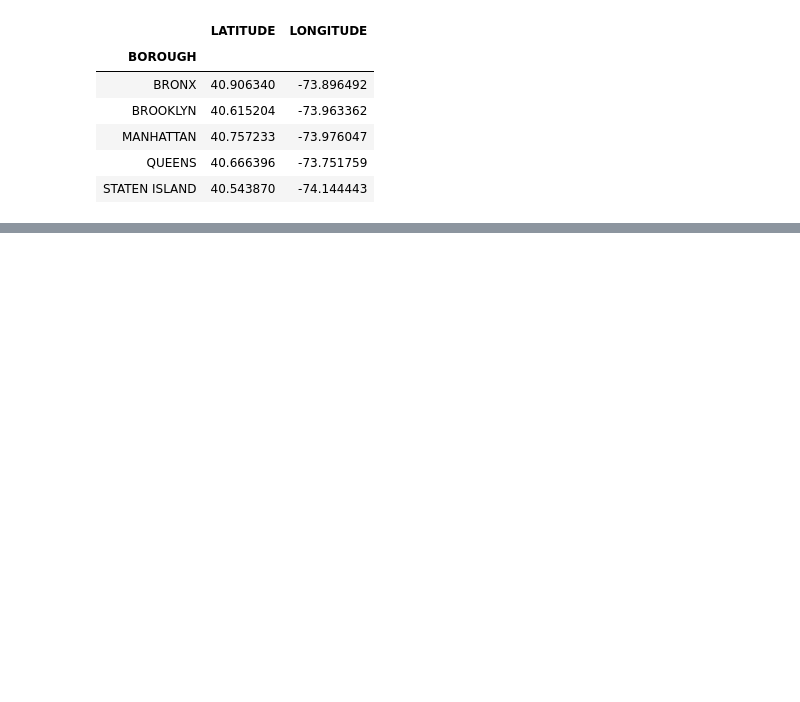
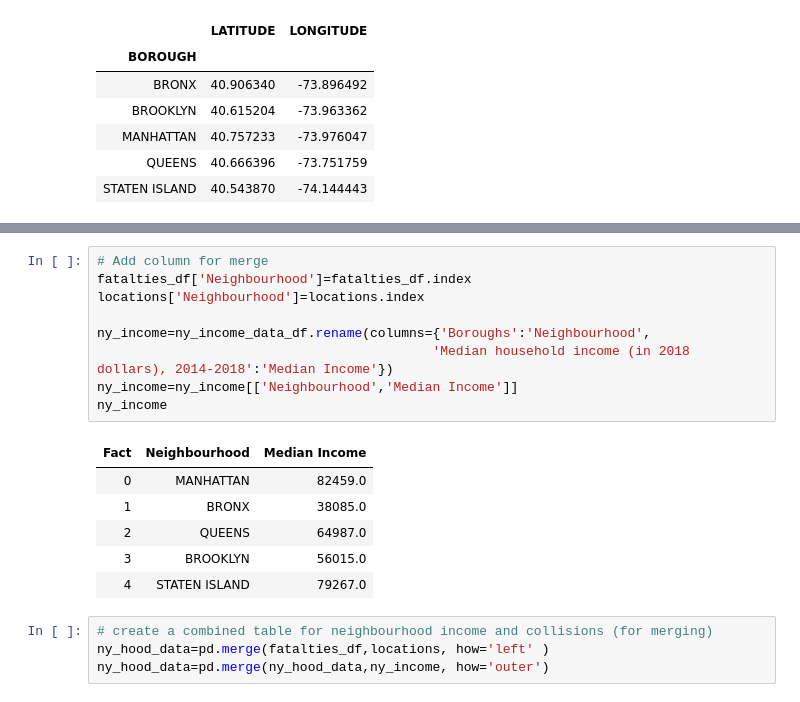
Before and after one commit to nupurgupta5292/SES-vs-Fatal-Road-Collisions, a Jupyter notebook: New York/ny-fatalties.ipynb, the cells around one changed output, grey strips where cells are left out. Drawn from its saved outputs; the diff is of its cells as text; blank space fills up the shorter version.

```diff
--- a/New York/ny-fatalties.ipynb
+++ b/New York/ny-fatalties.ipynb
@@ -227,0 +257,20 @@ Map(configuration={'api_key': 'AIzaSyA4q5sEb_4YqjxUUPXYQG5hc_3OBryUlnQ'}, data_b
+# %%
+# Add column for merge
+fatalties_df['Neighbourhood']=fatalties_df.index
+locations['Neighbourhood']=locations.index
+
+ny_income=ny_income_data_df.rename(columns={'Boroughs':'Neighbourhood',
+                                           'Median household income (in 2018 dollars), 2014-2018':'Median Income'})
+ny_income=ny_income[['Neighbourhood','Median Income']]
+ny_income
+# %% [output]
+| Fact | Neighbourhood | Median Income |
+| 0 | MANHATTAN | 82459.0 |
+| 1 | BRONX | 38085.0 |
+| 2 | QUEENS | 64987.0 |
+| 3 | BROOKLYN | 56015.0 |
+| 4 | STATEN ISLAND | 79267.0 |
+# %%
+# create a combined table for neighbourhood income and collisions (for merging)
+ny_hood_data=pd.merge(fatalties_df,locations, how='left' )
+ny_hood_data=pd.merge(ny_hood_data,ny_income, how='outer')
```
Also changed, not shown: parts of 9 cells of this notebook, 23 other files.
